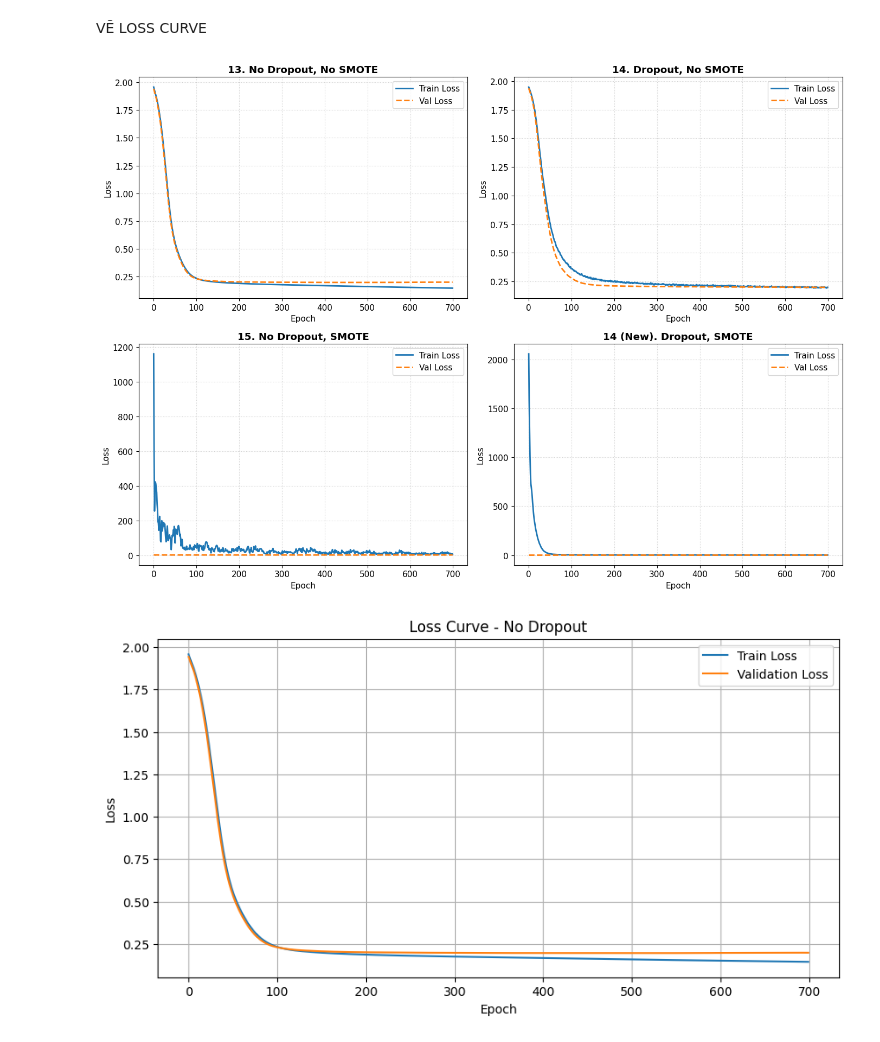
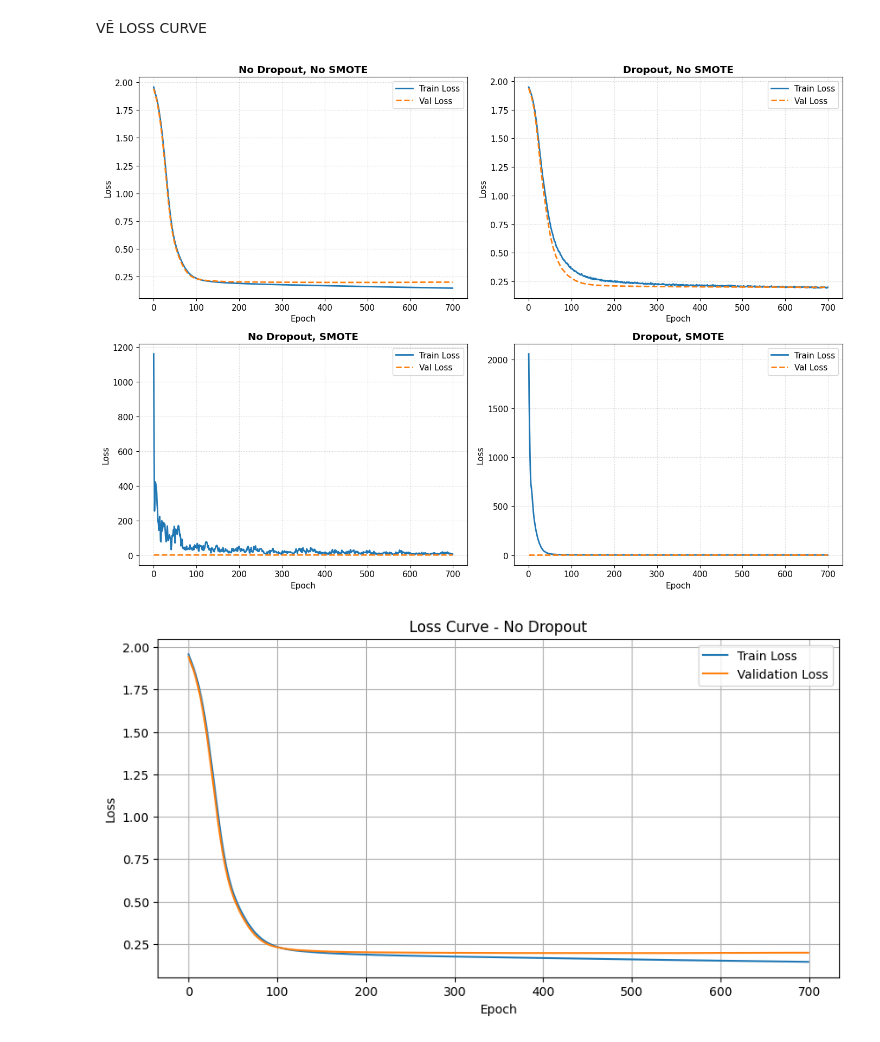
Before and after one commit to thuynguyenhuit/hocsau, a Jupyter notebook: Mô_hình_MLP_Dry_Bean.ipynb, the cells around one changed output. Saved outputs shown, nothing was run; the diff lists cells and outputs as text; code cells hidden in the pictures.

```diff
--- a/Mô_hình_MLP_Dry_Bean.ipynb
+++ b/Mô_hình_MLP_Dry_Bean.ipynb
@@ -632,7 +632,7 @@ plt.plot(
     linestyle="--",
     linewidth=2,
 )
-plt.title("13. No Dropout, No SMOTE", fontweight="bold")
+plt.title("No Dropout, No SMOTE", fontweight="bold")
 plt.xlabel("Epoch")
 plt.ylabel("Loss")
 plt.grid(True, linestyle=":", alpha=0.6)
@@ -650,7 +650,7 @@ plt.plot(
     linestyle="--",
     linewidth=2,
 )
-plt.title("14. Dropout, No SMOTE", fontweight="bold")
+plt.title("Dropout, No SMOTE", fontweight="bold")
 plt.xlabel("Epoch")
 plt.ylabel("Loss")
 plt.grid(True, linestyle=":", alpha=0.6)
@@ -670,37 +670,37 @@ plt.plot(
     linestyle="--",
     linewidth=2,
 )
-plt.title("15. No Dropout, SMOTE", fontweight="bold")
+plt.title("No Dropout, SMOTE", fontweight="bold")
 plt.xlabel("Epoch")
 plt.ylabel("Loss")
 plt.grid(True, linestyle=":", alpha=0.6)
 plt.legend()
 
 # ========================================================
 # Kịch bản 4: Dropout, SMOTE (Đoạn 14 mới)
 # ========================================================
 plt.subplot(2, 2, 4)
 plt.plot(train_loss_smote, label="Train Loss", color="#1f77b4", linewidth=2)
 plt.plot(
     val_loss_smote,
     label="Val Loss",
     color="#ff7f0e",
     linestyle="--",
     linewidth=2,
 )
-plt.title("14 (New). Dropout, SMOTE", fontweight="bold")
+plt.title("Dropout, SMOTE", fontweight="bold")
 plt.xlabel("Epoch")
 plt.ylabel("Loss")
 plt.grid(True, linestyle=":", alpha=0.6)
 plt.legend()
 
 # Tự động căn chỉnh khoảng cách giữa các biểu đồ con để không bị đè chữ
 plt.tight_layout()
 
 # Hiển thị biểu đồ
 plt.show()
 # %% [output]
-[figure, old version]
+[figure, new version]
 # %%
 # =========================================
 # LOSS CURVE - NO DROPOUT
```
